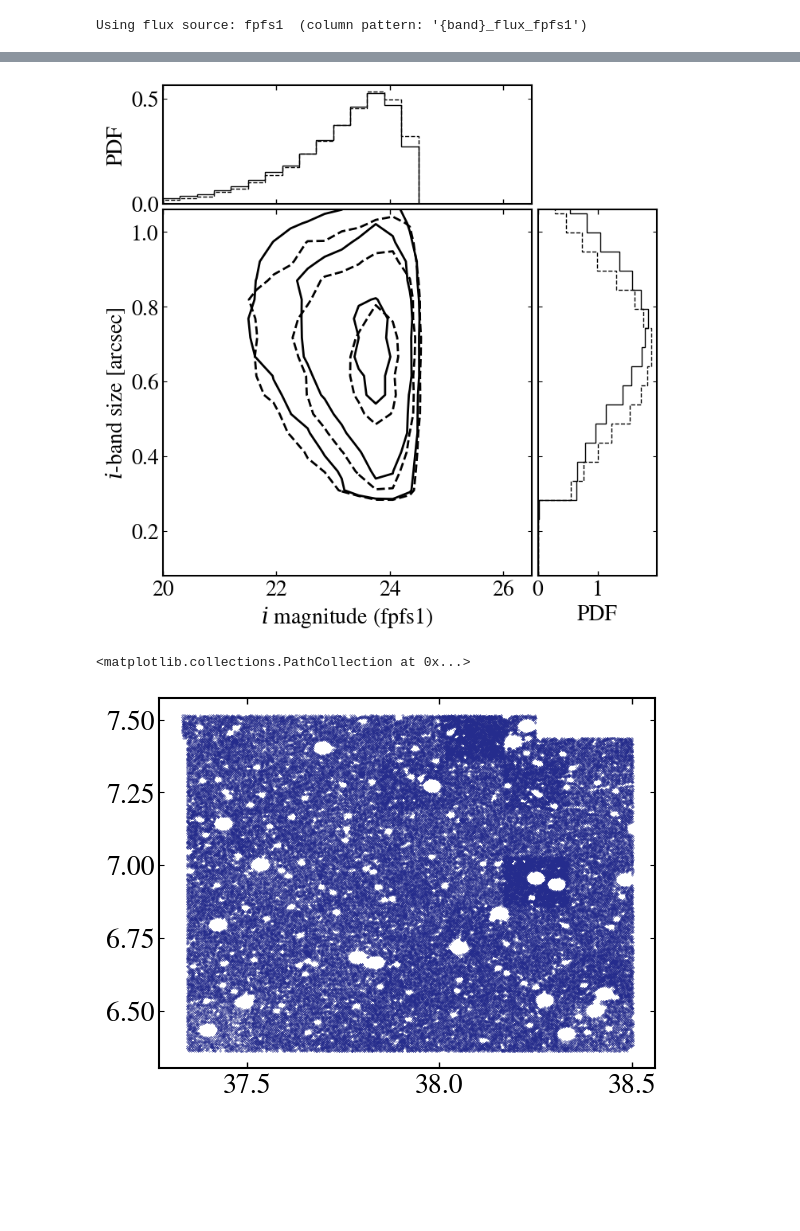
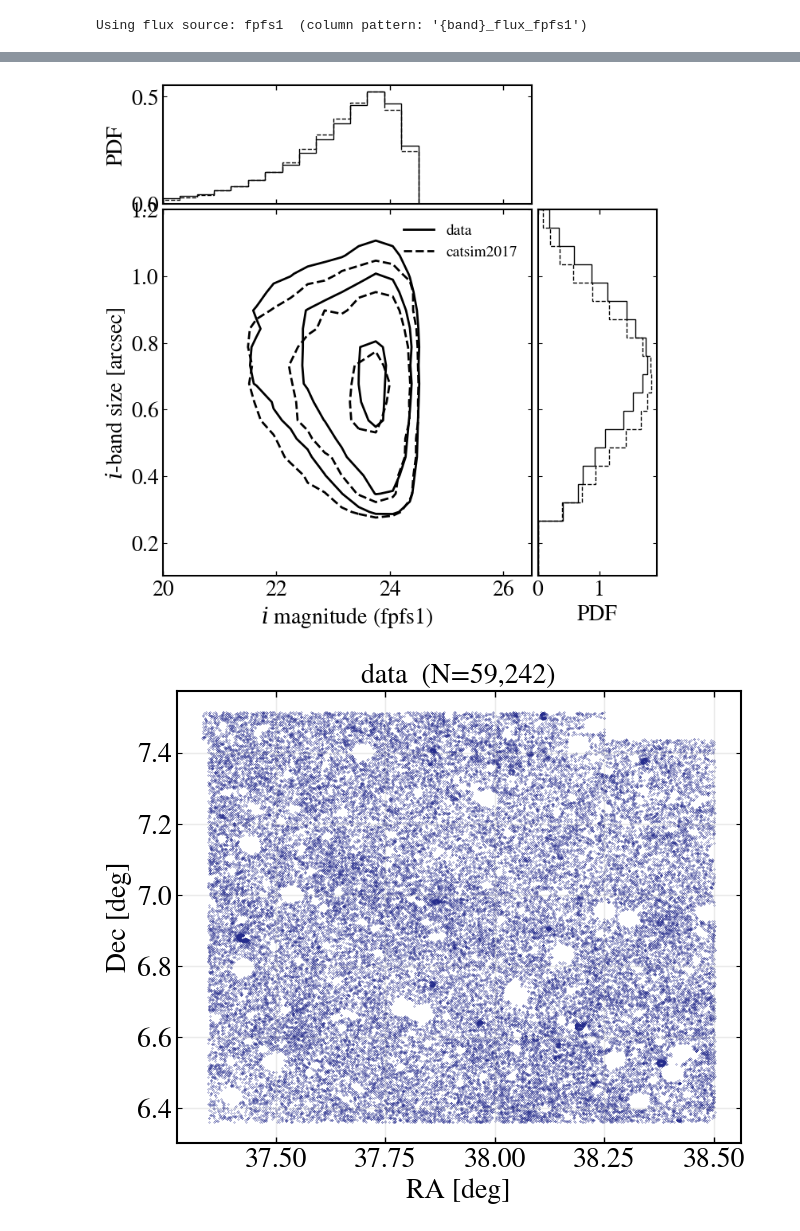
Before and after one commit to LSSTDESC/AnaCal_DESCNote, a Jupyter notebook: notebooks/cell_comcam/a360/compare_a360_real_vs_sim.ipynb, the cells around one changed output, grey strips where cells are left out. Saved outputs shown, nothing was run; the diff lists cells and outputs as text; code cells hidden in the pictures; blank space fills up the shorter version.

```diff
--- a/notebooks/cell_comcam/a360/compare_a360_real_vs_sim.ipynb
+++ b/notebooks/cell_comcam/a360/compare_a360_real_vs_sim.ipynb
@@ -89,8 +96,9 @@ def _select(t):
         & ((t["i_fpfs1_m00"] + t["i_fpfs1_m20"]) / t["i_fpfs1_m00"] > 0.08)
     )
 
-
 sel1 = _select(data)
 sel2 = _select(sim)
-print(f"selected: data={sel1.sum()}, sim={sel2.sum()}")
+sel3 = _select(flagship)
+sel4 = _select(diffsky)
+print(f"selected: data={sel1.sum():,}, catsim={sel2.sum():,}, flagship={sel3.sum():,}, diffsky={sel4.sum():,}")
 # %% [output]
@@ -106,28 +114,25 @@ axes = axes.ravel()
 
 for i, b in enumerate(bands):
     ax = axes[i]
-
-    f_data = np.asarray(data[flux_col(b)])[sel1]
-    f_sim = np.asarray(sim[flux_col(b)])[sel2]
-
-    m_data = np.isfinite(f_data) & (f_data > 0)
-    m_sim = np.isfinite(f_sim) & (f_sim > 0)
-
-    mag_data = flux_to_mag(f_data[m_data], mag_zero=mag_zero)
-    mag_sim = flux_to_mag(f_sim[m_sim], mag_zero=mag_zero)
-
-    ax.hist(mag_data, histtype="step", bins=bins, density=True, range=mag_range, label="data")
-    ax.hist(mag_sim, histtype="step", bins=bins, density=True, range=mag_range, label="sim")
-
+    for cat, mask, label in [
+        (data, sel1, "data"),
+        (sim, sel2, "catsim2017"),
+        (flagship, sel3, "flagship2025"),
+        (diffsky, sel4, "diffsky"),
+    ]:
+        f = np.asarray(cat[flux_col(b)])[mask]
+        m = np.isfinite(f) & (f > 0)
+        ax.hist(flux_to_mag(f[m], mag_zero=mag_zero),
+                histtype="step", bins=bins, density=True,
+                range=mag_range, label=label)
     ax.set_title(f"{b}-band ({FLUX_KIND})")
     ax.grid(True, alpha=0.25)
-
     if i % 2 == 0:
         ax.set_ylabel("density")
     if i >= 2:
         ax.set_xlabel("mag")
 
-axes[0].legend(loc="upper left", frameon=False)
+axes[0].legend(loc="upper left", frameon=False, fontsize=12)
 fig.tight_layout()
 plt.show()
 # %% [output]
@@ -242,27 +286,33 @@ corp.make_plot(x_array=x_array, y_array=y_array, linestyles="--", levels=[0.15,
 # %%
+# 2D: i-band size  vs  i magnitude.
 plt.close()
-xrange = [20.0, 26.0]
-yrange = [0.08, 1.1]
-xlabel = rf"$i$ magnitude ({FLUX_KIND})"
-ylabel = r"$i$-band size [arcsec]"
 corp = corner_plot(
-    xrange=xrange, yrange=yrange, bins=20, xlabel=xlabel, ylabel=ylabel,
-    xlim=[20.0, 26.5], ylim=[0.08, 1.06],
+    xrange=[20.0, 26.0], yrange=[0.1, 1.2], bins=20,
+    xlabel=rf"$i$ magnitude ({FLUX_KIND})", ylabel=r"$i$-band size [arcsec]",
+    xlim=[20.0, 26.5], ylim=[0.1, 1.2],
 )
 
 # i-band size from the per-patch anacal_catalog (per-band shapelet moments).
-_i_data = dd["i"]
-_i_sim = ss["i"]
 _size_data = ((data["i_fpfs1_m00"][sel1] + data["i_fpfs1_m20"][sel1]) / data["i_fpfs1_m00"][sel1]) ** 0.5
 _size_sim = ((sim["i_fpfs1_m00"][sel2] + sim["i_fpfs1_m20"][sel2]) / sim["i_fpfs1_m00"][sel2]) ** 0.5
+_size_flag = ((flagship["i_fpfs1_m00"][sel3] + flagship["i_fpfs1_m20"][sel3]) / flagship["i_fpfs1_m00"][sel3]) ** 0.5
+_size_diff = ((diffsky["i_fpfs1_m00"][sel4] + diffsky["i_fpfs1_m20"][sel4]) / diffsky["i_fpfs1_m00"][sel4]) ** 0.5
 
-corp.make_plot(x_array=_i_data, y_array=_size_data, linestyles="-", levels=[0.2, 0.4, 0.8])
-corp.make_plot(x_array=_i_sim, y_array=_size_sim, linestyles="--", levels=[0.2, 0.4, 0.8])
+corp.make_plot(x_array=dd["i"], y_array=_size_data, linestyles="-",  levels=[0.2, 0.4, 0.8], label="data")
+corp.make_plot(x_array=ss["i"], y_array=_size_sim,  linestyles="--", levels=[0.2, 0.4, 0.8], label="catsim2017")
+#corp.make_plot(x_array=ff["i"], y_array=_size_flag, linestyles=":",  levels=[0.2, 0.4, 0.8], label="flagship2025")
+#corp.make_plot(x_array=df["i"], y_array=_size_diff, linestyles="-.", levels=[0.2, 0.4, 0.8], label="diffsky")
+corp.legend(loc="upper right")
 # %% [output]
-[figure, old version]
+[figure, new version]
 # %%
-plt.scatter(sim["ra"], sim["dec"], s=0.05)
+# RA / Dec scatter — real data.
+plt.close()
+plt.figure(figsize=(7, 6))
+plt.scatter(data["ra"][sel1], data["dec"][sel1], s=0.05)
+plt.xlabel("RA [deg]"); plt.ylabel("Dec [deg]")
+plt.title(f"data  (N={sel1.sum():,})")
+plt.grid(True, alpha=0.25); plt.tight_layout(); plt.show()
 # %% [output]
-<matplotlib.collections.PathCollection at 0x...>
-[figure, old version]
+[figure, new version]
 # %%
```
Also changed, not shown: parts of 13 cells of this notebook, 6 other files.
